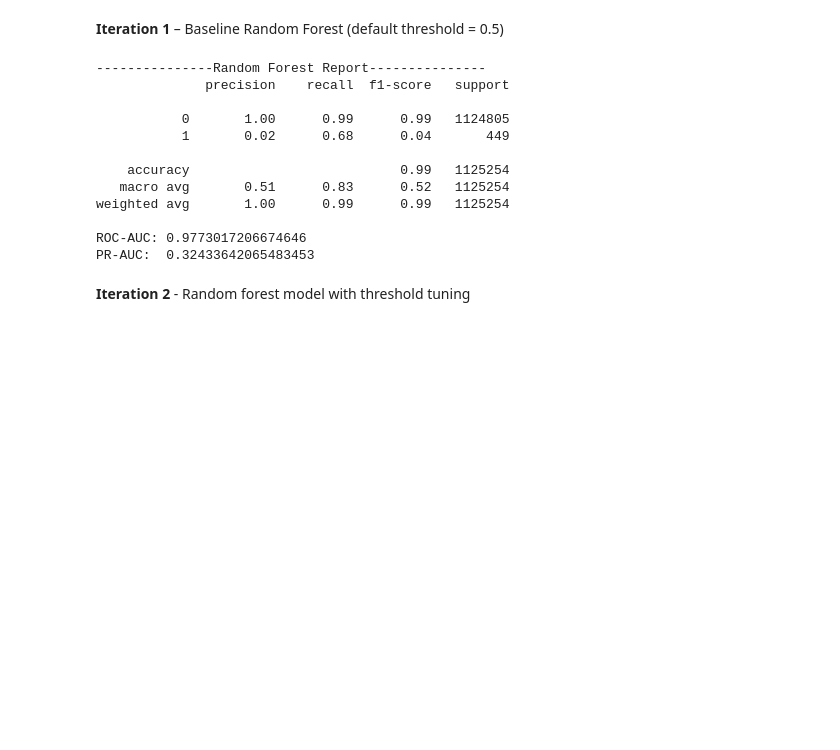
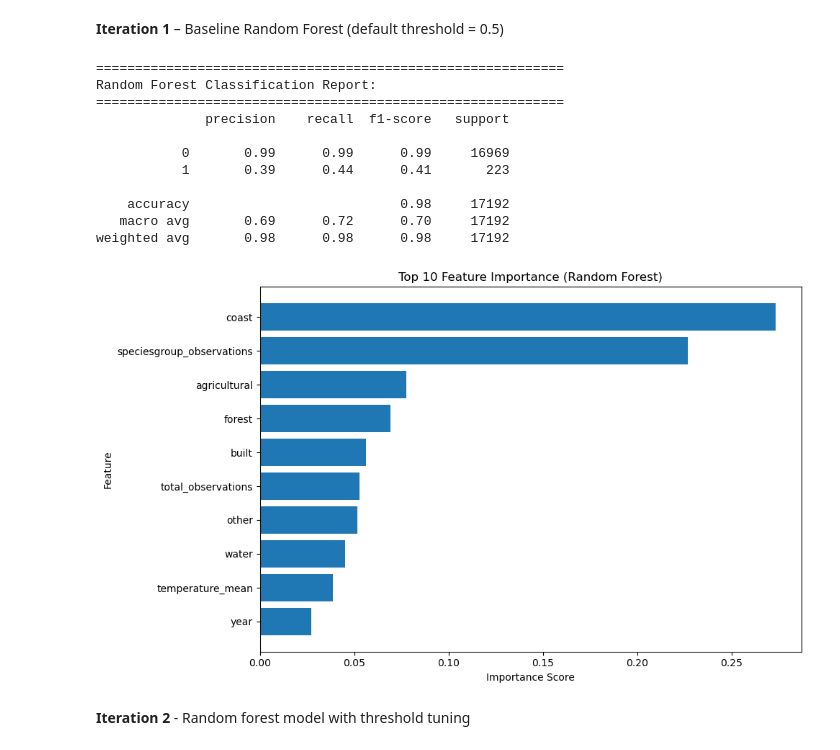
Before and after one commit to XueHu2222/DSAI, a Jupyter notebook: DSAI-assignment.ipynb, the cells around one changed output. Drawn from its saved outputs; the diff is of its cells as text; code cells hidden in the pictures; blank space fills up the shorter version.

```diff
--- a/DSAI-assignment.ipynb
+++ b/DSAI-assignment.ipynb
@@ -537,37 +615,60 @@ weighted avg       1.00      1.00      1.00   1125254
 **Iteration 1** – Baseline Random Forest (default threshold = 0.5)
 # %%
 from sklearn.ensemble import RandomForestClassifier
+from sklearn.metrics import f1_score, precision_score, recall_score, classification_report, roc_auc_score
 
-rf = RandomForestClassifier(
-    class_weight='balanced',
+model = RandomForestClassifier(
     n_estimators=200,
-    max_depth=15,
-    min_samples_leaf=10,
     random_state=42,
+    class_weight={0: 1, 1: 10},
+    max_depth=10,
+    min_samples_split=10,
+    min_samples_leaf=5,
+    max_features='sqrt',
     n_jobs=-1
 )
 
-rf.fit(X_train, y_train)
+model.fit(X_train, y_train)
 
-y_pred = rf.predict(X_test)
-y_prob = rf.predict_proba(X_test)[:, 1]
+y_pred = model.predict(X_test)
+f1 = f1_score(y_test, y_pred)
+precision = precision_score(y_test, y_pred)
+recall = recall_score(y_test, y_pred)
 
-print(f"{'Random Forest Report':-^50}")
+print("\n" + "="*60)
+print("Random Forest Classification Report:")
+print("="*60)
 print(classification_report(y_test, y_pred))
-print(f"ROC-AUC: {roc_auc_score(y_test, y_prob)}")
-print(f"PR-AUC:  {average_precision_score(y_test, y_prob)}")
 # %% [output]
----------------Random Forest Report---------------
+============================================================
+Random Forest Classification Report:
+============================================================
               precision    recall  f1-score   support
 
-           0       1.00      0.99      0.99   1124805
-           1       0.02      0.68      0.04       449
+           0       0.99      0.99      0.99     16969
+           1       0.39      0.44      0.41       223
 
-    accuracy                           0.99   1125254
-   macro avg       0.51      0.83      0.52   1125254
-weighted avg       1.00      0.99      0.99   1125254
-
-ROC-AUC: 0.9773017206674646
-PR-AUC:  0.32433642065483453
+    accuracy                           0.98     17192
+   macro avg       0.69      0.72      0.70     17192
+weighted avg       0.98      0.98      0.98     17192
+# %%
+feature_importance = pd.DataFrame({
+    'feature': X.columns,
+    'importance': model.feature_importances_
+}).sort_values('importance', ascending=False)
+
+top_features = feature_importance.head(10)
+
+plt.figure(figsize=(10, 6))
+plt.barh(top_features['feature'][::-1], top_features['importance'][::-1])
+
+plt.title("Top 10 Feature Importance (Random Forest)")
+plt.xlabel("Importance Score")
+plt.ylabel("Feature")
+
+plt.tight_layout()
+plt.show()
+# %% [output]
+[figure, added]
 # %% [markdown]
 **Iteration 2** - Random forest model with threshold tuning
```
Also changed, not shown: parts of 25 cells of this notebook.
